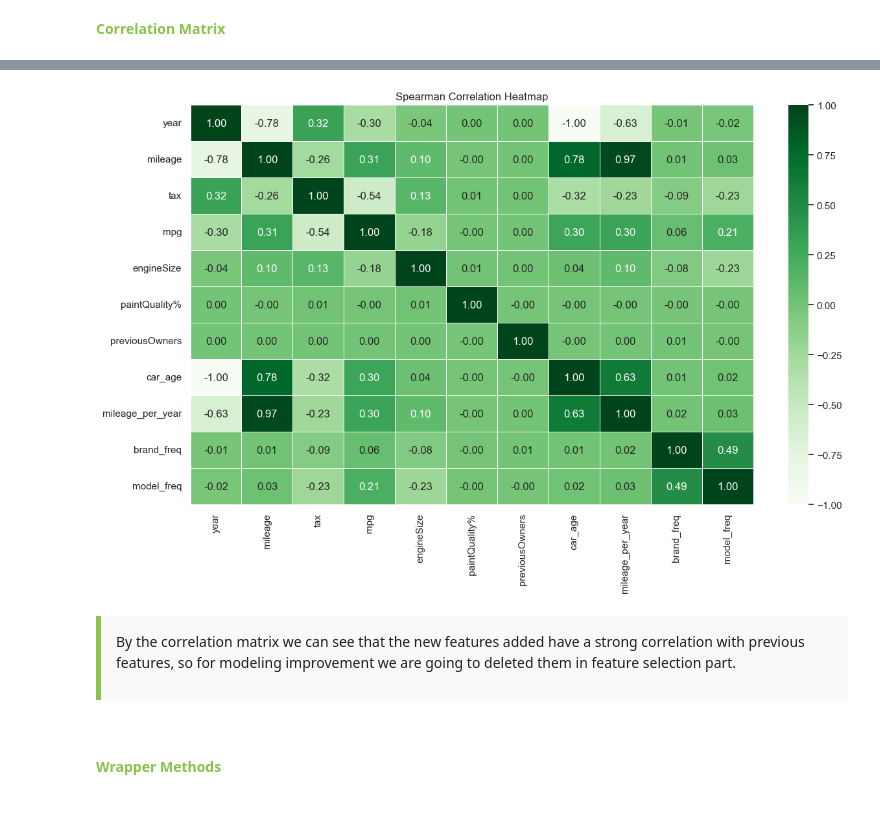
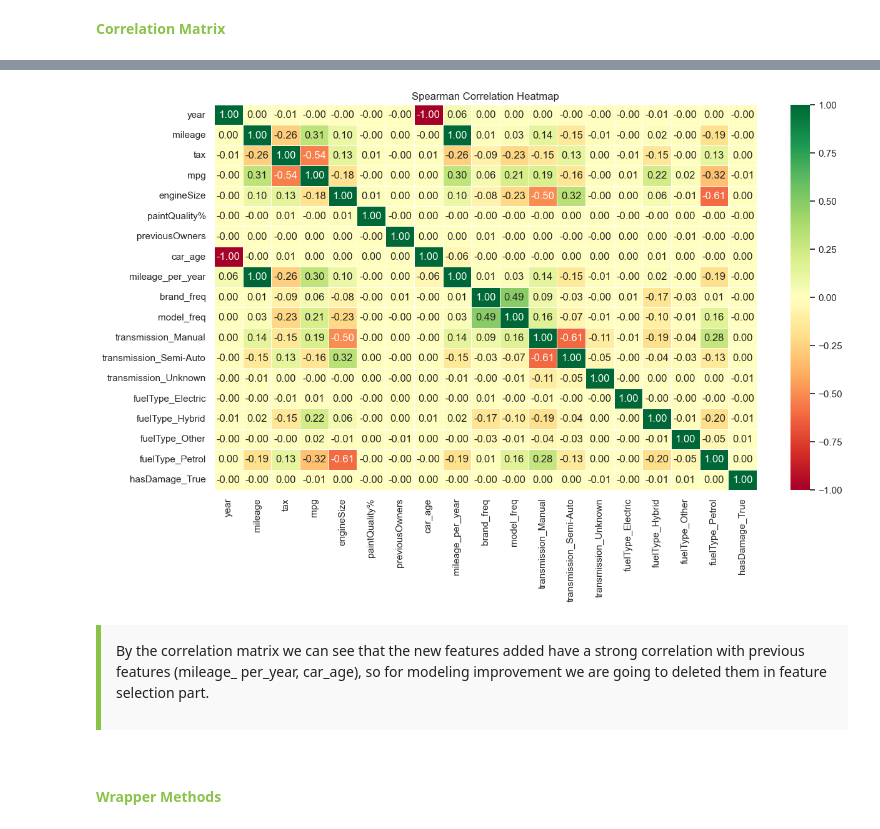
Before and after one commit to Mariamvteixeira/Machine_Learning_Group25, a Jupyter notebook: Group_25_notebook.ipynb, the cells around one changed output, grey strips where cells are left out. Cells and saved outputs as stored; diff of their text form; code cells hidden in the pictures.

```diff
--- a/Group_25_notebook.ipynb
+++ b/Group_25_notebook.ipynb
@@ -1302,0 +1278,5 @@ X_train_final.head()
+# %%
+#2 features that we encoded using the frequency encoder that need scaling
+X_train_num_df = pd.concat([X_train_num_df, X_train_cat_final[['brand_freq', 'model_freq']]], axis=1)
+X_val_num_df = pd.concat([X_val_num_df, X_val_cat_final[['brand_freq', 'model_freq']]], axis=1)
+cars_test_num_df = pd.concat([cars_test_num_df, cars_test_cat_final [['brand_freq', 'model_freq']]], axis=1)
@@ -1302,0 +1300,9 @@ X_train_final.head()
+# %%
+X_train_num_final_scaled, X_val_num_final_scaled, cars_test_num_final_scaled, scaler_final = scale_data(
+    X_train_num_df, X_val_num_df, cars_test_num_df
+)
+# %%
+#concat all numeric and categorical features back together
+X_train_final = pd.concat([X_train_num_final_scaled, X_train_cat_final], axis=1)
+X_val_final = pd.concat([X_val_num_final_scaled, X_val_cat_final], axis=1)
+cars_test_final = pd.concat([cars_test_num_final_scaled, cars_test_cat_final], axis=1)
@@ -1340,7 +1349,7 @@ dtype: float64
 # %% [markdown]
 **<span style="color:#8bc34a;">Correlation Matrix</span>**
 # %%
-cor_spearman = X_train_num.corr(method ='spearman')
+cor_spearman = X_train_final.corr(method ='spearman')
 cor_spearman
 # %% [output]
 |  | year | mileage | tax | mpg | engineSize | paintQuality% | previousOwners | car_age | ... |
@@ -1358,17 +1372,14 @@ cor_spearman
 # %%
-#Plot the heatmap for the correlation matrix
 plt.figure(figsize=(14, 8))
-sns.heatmap(cor_spearman, annot=True, cmap='Greens', fmt=".2f", linewidths=0.5, cbar=True)
-
-#Display the plot
+sns.heatmap(cor_spearman, annot=True, cmap='RdYlGn', fmt=".2f", linewidths=0.5, cbar=True)
 plt.title('Spearman Correlation Heatmap')
 plt.show()
 # %% [output]
-[figure, old version]
+[figure, new version]
 # %% [markdown]
 <div style="background-color:#f9f9f9; padding: 15px; border-left: 5px solid #8bc34a; margin-bottom: 15px; width: 100%; box-sizing: border-box;">
 
-By the correlation matrix we can see that the new features added have a strong correlation with previous features, so for modeling improvement we are going to deleted them in feature selection part.
+By the correlation matrix we can see that the new features added have a strong correlation with previous features (mileage_ per_year, car_age), so for modeling improvement we are going to deleted them in feature selection part.
 # %% [markdown]
 #### **<span style="color:#8bc34a;">Wrapper Methods</span>**
 # %% [markdown]
```
Also changed, not shown: parts of 253 cells of this notebook, 1 other file.
